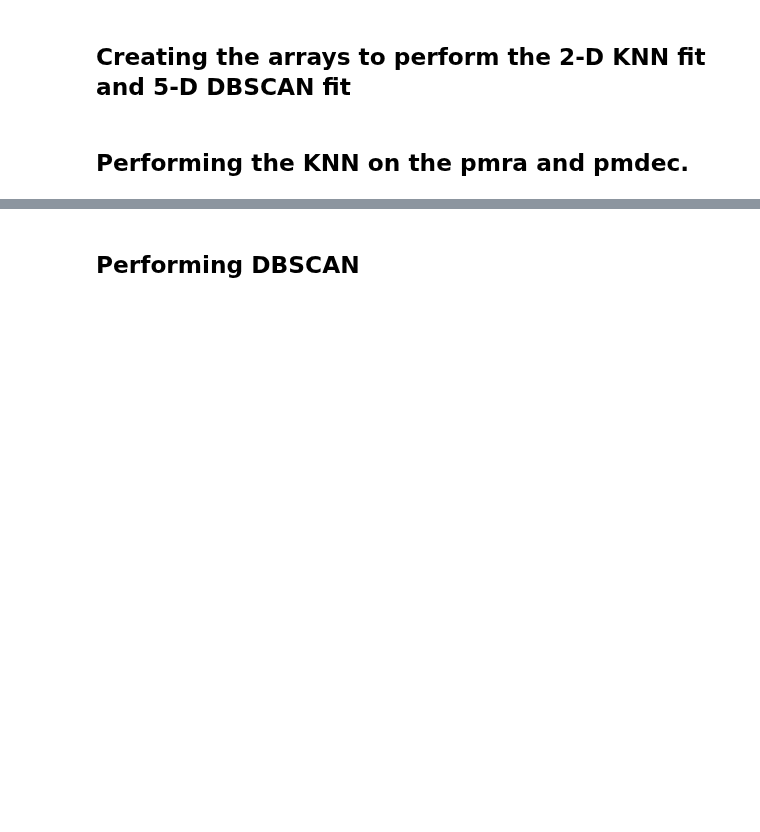
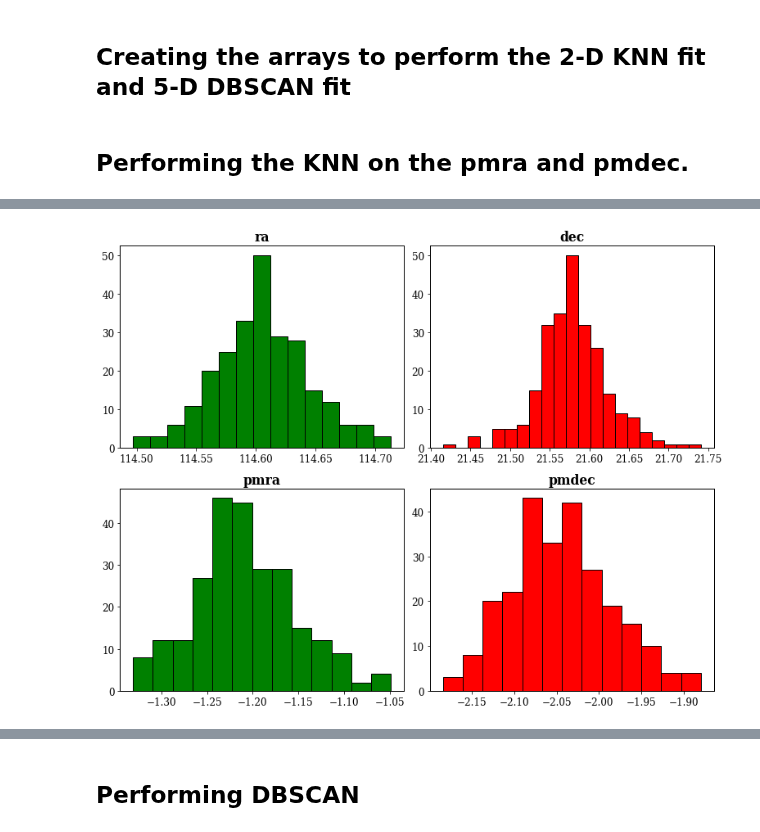
Before and after one commit to jppirest/mw_substructures, a Jupyter notebook: dados/GAIA/Latest/Clusters/NGC_2420/py_gaia.ipynb, the cells around one changed output, grey strips where cells are left out. Saved outputs shown, nothing was run; the diff lists cells and outputs as text; code cells hidden in the pictures; blank space fills up the shorter version.

```diff
--- a/dados/GAIA/Latest/Clusters/NGC_2420/py_gaia.ipynb
+++ b/dados/GAIA/Latest/Clusters/NGC_2420/py_gaia.ipynb
@@ -175,0 +213,27 @@ plt.rc('font', **font)
+# %%
+fig = plt.figure(figsize = (13,10))
+ax1 = fig.add_subplot(4,4, (1,6))
+ax2 = fig.add_subplot(4,4, (9,14))
+ax3 = fig.add_subplot(4,4, (3,8))
+ax4 = fig.add_subplot(4,4, (11,16))
+
+optimal_bin = np.histogram_bin_edges(subset['ra'], bins = 'fd')
+ax1.hist(subset['ra'], optimal_bin,  ec = 'k', color = 'green');
+
+optimal_bin = np.histogram_bin_edges(subset['pmra'], bins = 'fd')
+ax2.hist(subset['pmra'], optimal_bin,  ec = 'k', color = 'green');
+
+optimal_bin = np.histogram_bin_edges(subset['dec'], bins = 'fd')
+ax3.hist(subset['dec'], optimal_bin,  ec = 'k', color = 'red');
+
+optimal_bin = np.histogram_bin_edges(subset['pmdec'], bins = 'fd')
+ax4.hist(subset['pmdec'], optimal_bin,  ec = 'k', color = 'red');
+
+ax1.set_title('ra', fontweight = 'bold')
+ax2.set_title('pmra', fontweight = 'bold')
+ax3.set_title('dec', fontweight = 'bold')
+ax4.set_title('pmdec', fontweight = 'bold')
+
+plt.subplots_adjust(wspace = 0.2, hspace = 0.5)
+# %% [output]
+[figure, added]
```
Also changed, not shown: parts of 11 cells of this notebook.
